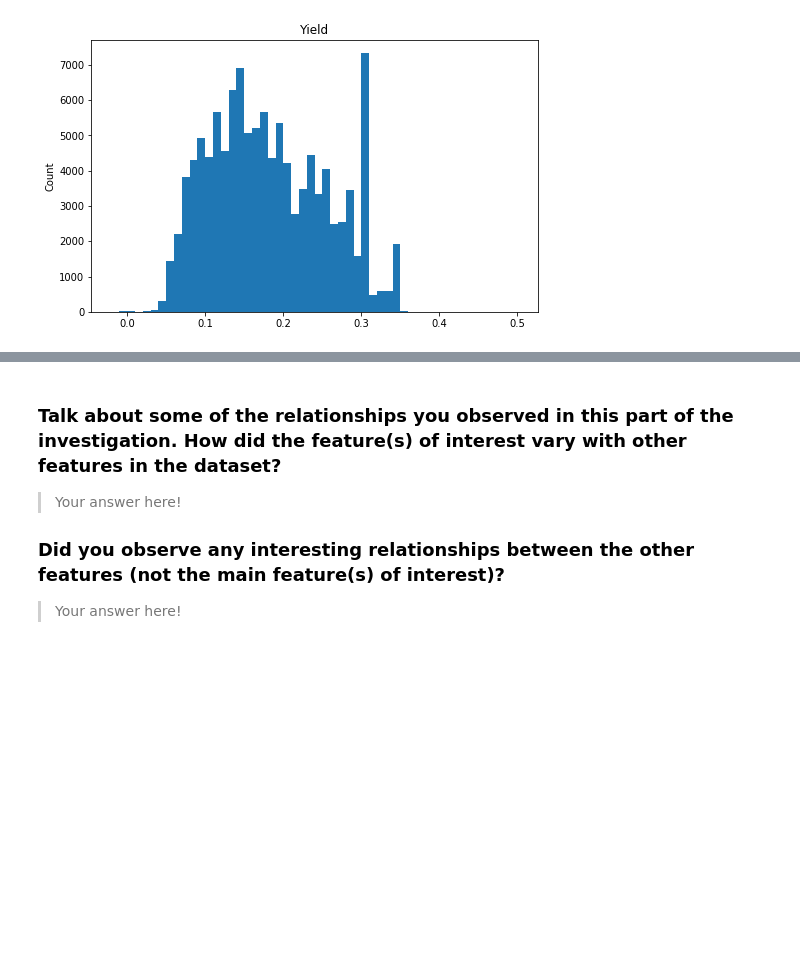
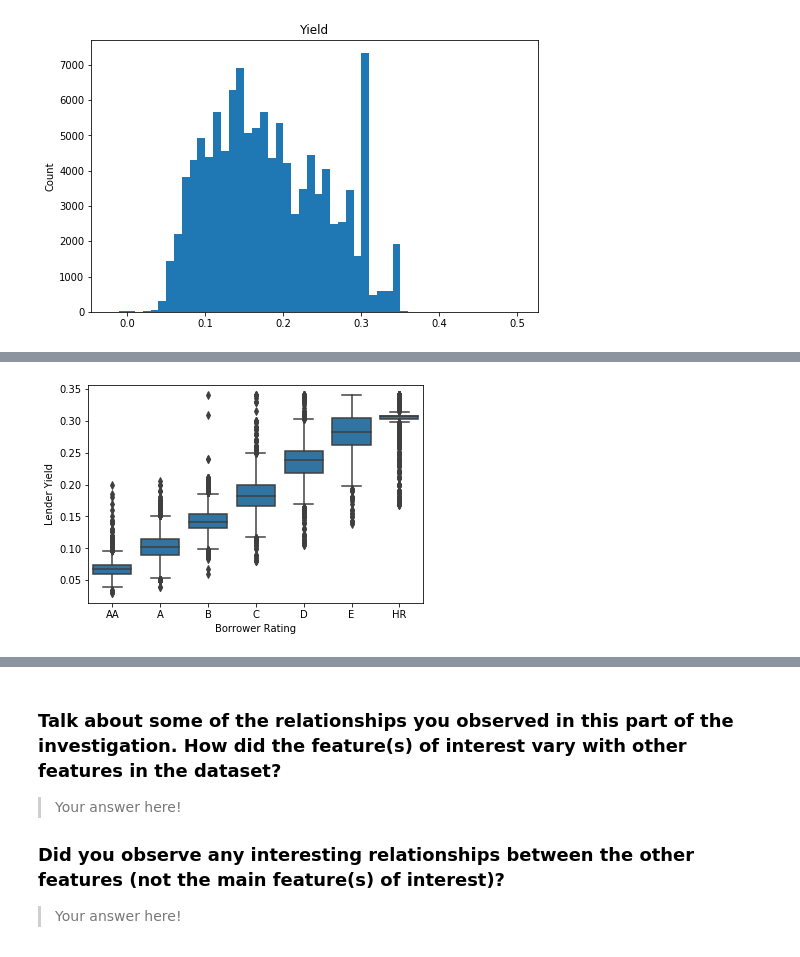
Before and after one commit to RosvitaR/Visualisation-Practice, a Jupyter notebook: exploration_template.ipynb, the cells around one changed output, grey strips where cells are left out. Cells and saved outputs as stored; diff of their text form; code cells hidden in the pictures; blank space fills up the shorter version.

```diff
--- a/exploration_template.ipynb
+++ b/exploration_template.ipynb
@@ -308,0 +326,7 @@ fashion in the previous section (univariate exploration).
+# %%
+base_colour = sb.color_palette()[0]
+sb.boxplot(data = loans, x = 'ProsperRating', y = 'LenderYield', color = base_colour)
+plt.xlabel('Borrower Rating')
+plt.ylabel('Lender Yield');
+# %% [output]
+[figure, added]
```
Also changed, not shown: parts of 17 cells of this notebook.
